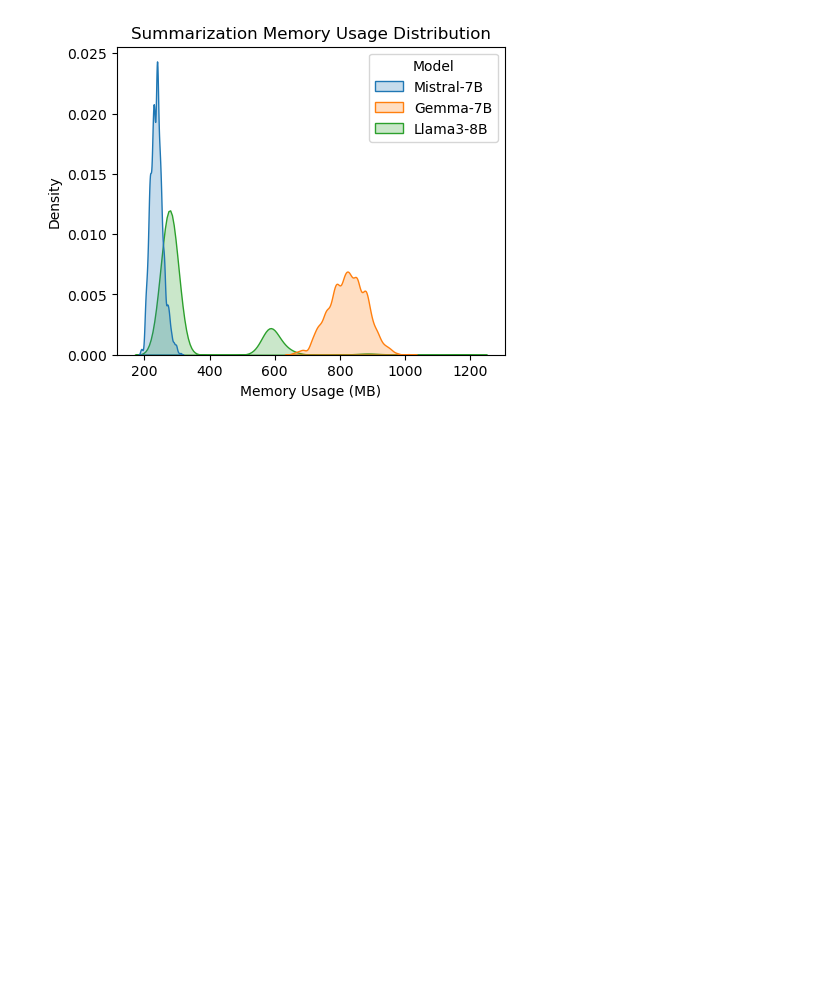
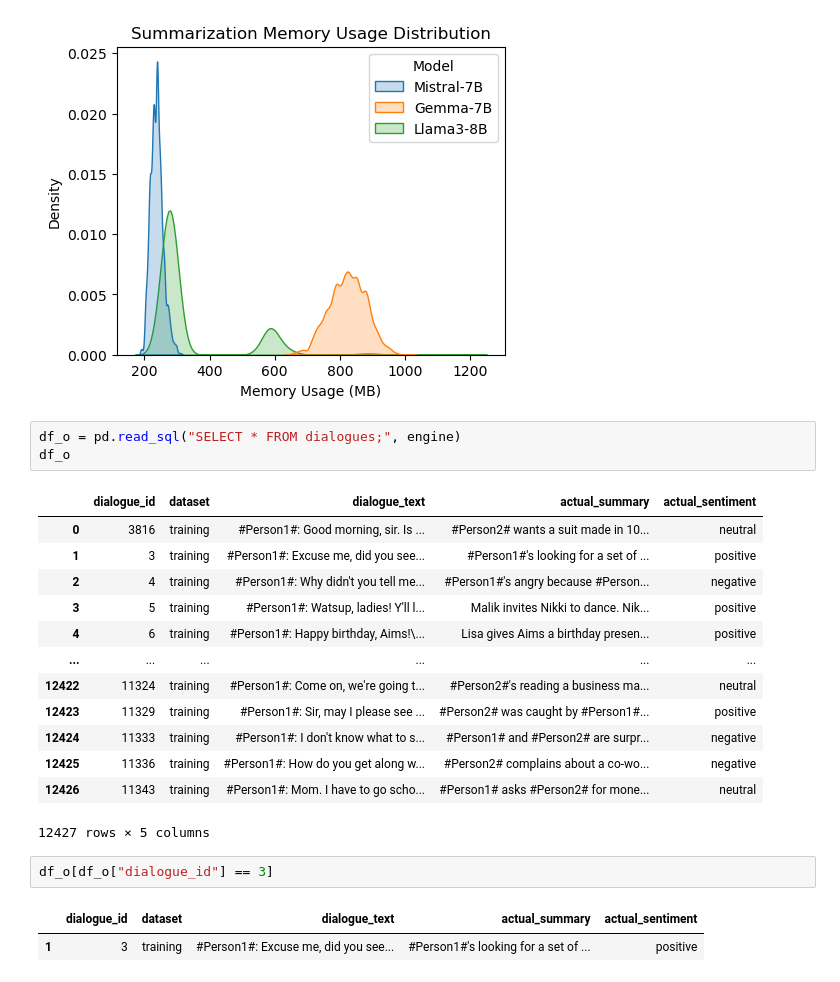
Before and after one commit to data-sci-capstone/copilot, a Jupyter notebook: Evaluation/visualizations.ipynb, the cells around one changed output. Drawn from its saved outputs; the diff is of its cells as text; blank space fills up the shorter version.

```diff
--- a/Evaluation/visualizations.ipynb
+++ b/Evaluation/visualizations.ipynb
@@ -303,3 +337,25 @@ plt.show()
 # %% [output]
 [figure]
 [figure]
+# %%
+df_o = pd.read_sql("SELECT * FROM dialogues;", engine)
+df_o
+# %% [output]
+|  | dialogue_id | dataset | dialogue_text | actual_summary | actual_sentiment |
+| 0 | 3816 | training | #Person1#: Good morning, sir. Is ... | #Person2# wants a suit made in 10... | neutral |
+| 1 | 3 | training | #Person1#: Excuse me, did you see... | #Person1#'s looking for a set of ... | positive |
+| 2 | 4 | training | #Person1#: Why didn't you tell me... | #Person1#'s angry because #Person... | negative |
+| 3 | 5 | training | #Person1#: Watsup, ladies! Y'll l... | Malik invites Nikki to dance. Nik... | positive |
+| 4 | 6 | training | #Person1#: Happy birthday, Aims!\... | Lisa gives Aims a birthday presen... | positive |
+| ... | ... | ... | ... | ... | ... |
+| 12422 | 11324 | training | #Person1#: Come on, we're going t... | #Person2#'s reading a business ma... | neutral |
+| 12423 | 11329 | training | #Person1#: Sir, may I please see ... | #Person2# was caught by #Person1#... | positive |
+| 12424 | 11333 | training | #Person1#: I don't know what to s... | #Person1# and #Person2# are surpr... | negative |
+| 12425 | 11336 | training | #Person1#: How do you get along w... | #Person2# complains about a co-wo... | negative |
+| 12426 | 11343 | training | #Person1#: Mom. I have to go scho... | #Person1# asks #Person2# for mone... | neutral |
+12427 rows × 5 columns
+# %%
+df_o[df_o["dialogue_id"] == 3]
+# %% [output]
+|  | dialogue_id | dataset | dialogue_text | actual_summary | actual_sentiment |
+| 1 | 3 | training | #Person1#: Excuse me, did you see... | #Person1#'s looking for a set of ... | positive |
```
Also changed, not shown: parts of 11 cells of this notebook.
